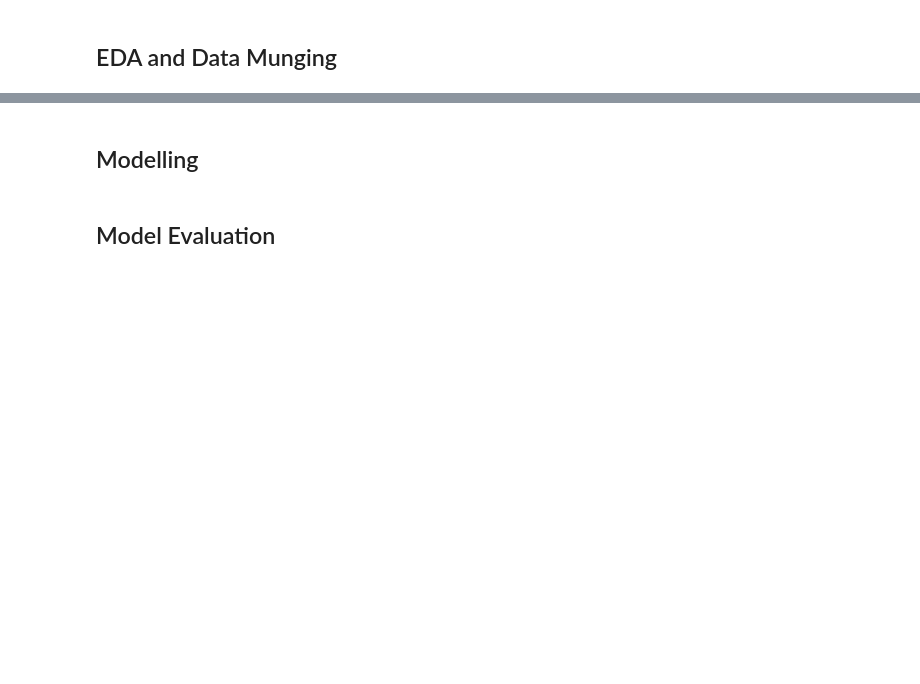
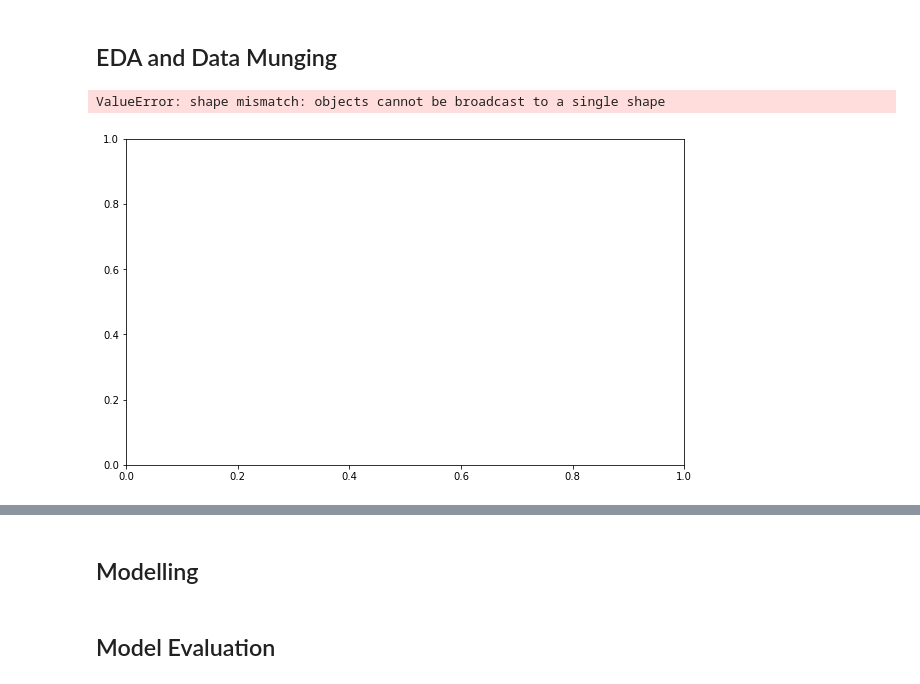
Before and after one commit to R3TR0Quan/travel-destination-recommendation-sys, a Jupyter notebook: notebook.ipynb, the cells around one changed output, grey strips where cells are left out. Cells and saved outputs as stored; diff of their text form; code cells hidden in the pictures; blank space fills up the shorter version.

```diff
--- a/notebook.ipynb
+++ b/notebook.ipynb
@@ -71,0 +405,10 @@ memory usage: 16.7+ MB
+# %%
+# Replace NaN values with "bathroom only" where type is "attraction"
+df.loc[(df['type'] == 'ATTRACTION') & (df['amenities'].isna()), 'amenities'] = 'bathroom only'
+# %%
+###
+###
+    # SEEK CLARIFICATION (IAN)
+###
+###
+df['amenities'] = df['amenities'].apply(lambda x: ', '.join(x) if isinstance(x, list) else '')
@@ -71,0 +440,10 @@ memory usage: 16.7+ MB
+# %%
+# Define the mappings to combine similar values
+mappings = {
+    'hotel': 'hotels',
+    'B&B / Inn': 'B&Bs / Inns',
+
+}
+
+# Replace the values in the 'Ranking Type' column
+df['RankingType'] = df['RankingType'].replace(mappings)
@@ -72,2 +509,38 @@ memory usage: 16.7+ MB
 # %% [markdown]
 ## EDA and Data Munging
+# %%
+###
+###
+    # VISUALIZATION BY KIBET, THROWS ERROR NEEDS ATTENTION
+##
+##
+#visualizing ratings per tourist destination category
+
+# Group the ratings by category
+grouped_data = df.groupby('category')['rating'].value_counts().unstack()
+# Get unique categories and ratings
+categories = df['category'].unique()
+ratings = df['rating'].unique()
+# Set the width of each bar
+bar_width = 0.15
+# Calculate the x position for each group of bars
+x = np.arange(len(ratings))
+# Create subplots
+fig, ax = plt.subplots(figsize=(10, 6))
+# Plot the bars for each category within each rating
+for i, category in enumerate(categories):
+    ax.bar(x + (i * bar_width), grouped_data.loc[category], width=bar_width, label=category)
+# Set the x-axis labels and ticks
+ax.set_xticks(x + ((len(categories) - 1) * bar_width) / 2)
+ax.set_xticklabels(ratings)
+ax.set_xlabel('Rating')
+ax.set_ylabel('Count')
+ax.set_title('Rating Distribution by Category')
+ax.legend(title='Category')
+# Adjust the layout
+plt.tight_layout()
+# Show the plot
+plt.show()
+# %% [output]
+ValueError: shape mismatch: objects cannot be broadcast to a single shape
+[figure, added]
```
Also changed, not shown: parts of 32 cells of this notebook.
